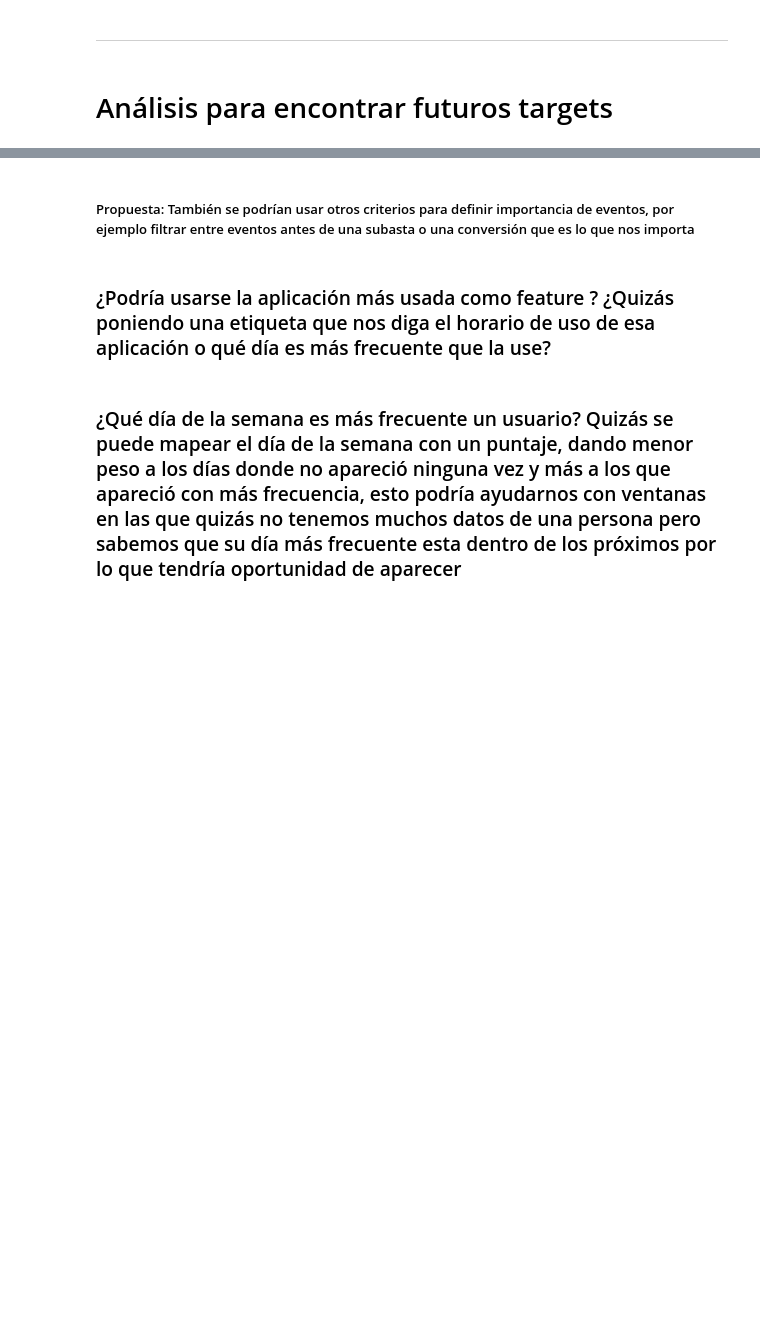
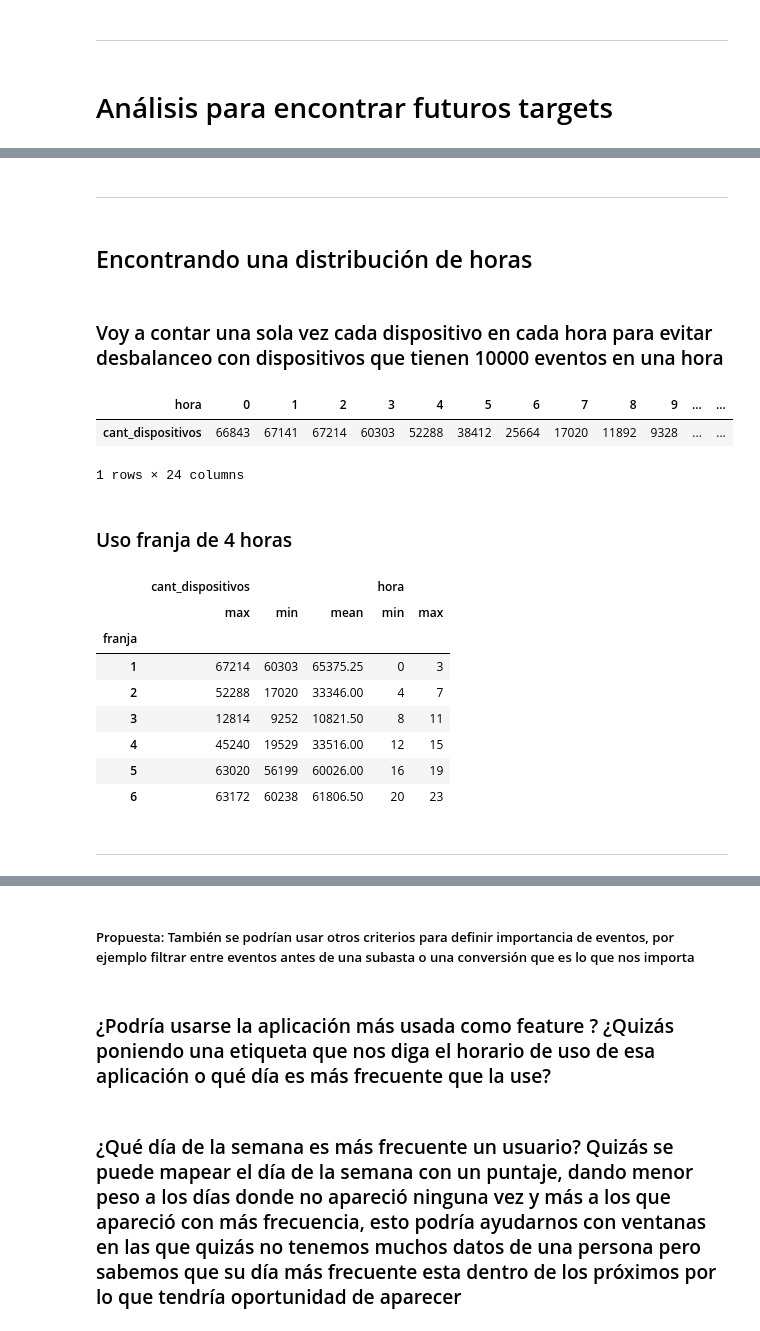
Before and after one commit to mateoicalvo/7506, a Jupyter notebook: tp2/modelo/feature_engineering/events/analisis_comportamiento_events.ipynb, the cells around one changed output, grey strips where cells are left out. Cells and saved outputs as stored; diff of their text form; code cells hidden in the pictures; blank space fills up the shorter version.

```diff
--- a/tp2/modelo/feature_engineering/events/analisis_comportamiento_events.ipynb
+++ b/tp2/modelo/feature_engineering/events/analisis_comportamiento_events.ipynb
@@ -64,0 +12,4 @@ top_eventos = top_eventos.index.to_list()
+# %% [markdown]
+---
+# %% [markdown]
+## Encontrando una distribución de horas
@@ -64,0 +18,39 @@ top_eventos = top_eventos.index.to_list()
+# %% [markdown]
+### Voy a contar una sola vez cada dispositivo en cada hora para evitar desbalanceo con dispositivos que tienen 10000 eventos en una hora
+# %%
+horas = events.groupby("hora").agg({"device_id":"nunique"}).rename(columns = {"device_id":"cant_dispositivos"})
+# %%
+horas.T
+# %% [output]
+| hora | 0 | 1 | 2 | 3 | 4 | 5 | 6 | 7 | 8 | 9 | ... | ... |
+| cant_dispositivos | 66843 | 67141 | 67214 | 60303 | 52288 | 38412 | 25664 | 17020 | 11892 | 9328 | ... | ... |
+1 rows × 24 columns
+# %% [markdown]
+### Uso franja de 4 horas
+# %%
+horas["franja"] = 0
+horas.reset_index(inplace = True)
+# %%
+tam_franja = 4
+hora_inicio = 0
+hora_fin = tam_franja
+for x in range(1,7):
+    horas["franja"][(horas["hora"] >= hora_inicio) & (horas["hora"] < hora_fin)] = x
+    hora_inicio += tam_franja
+    hora_fin = hora_inicio + tam_franja
+# %%
+horas = horas.groupby("franja").agg({"cant_dispositivos":["max","min","mean"],"hora":["min","max"],})
+# %%
+horas
+# %% [output]
+|  | cant_dispositivos |  |  | hora |  |
+|  | max | min | mean | min | max |
+| franja |  |  |  |  |  |
+| 1 | 67214 | 60303 | 65375.25 | 0 | 3 |
+| 2 | 52288 | 17020 | 33346.00 | 4 | 7 |
+| 3 | 12814 | 9252 | 10821.50 | 8 | 11 |
+| 4 | 45240 | 19529 | 33516.00 | 12 | 15 |
+| 5 | 63020 | 56199 | 60026.00 | 16 | 19 |
+| 6 | 63172 | 60238 | 61806.50 | 20 | 23 |
+# %% [markdown]
+---
```
Also changed, not shown: parts of 59 cells of this notebook, 1 other file.
